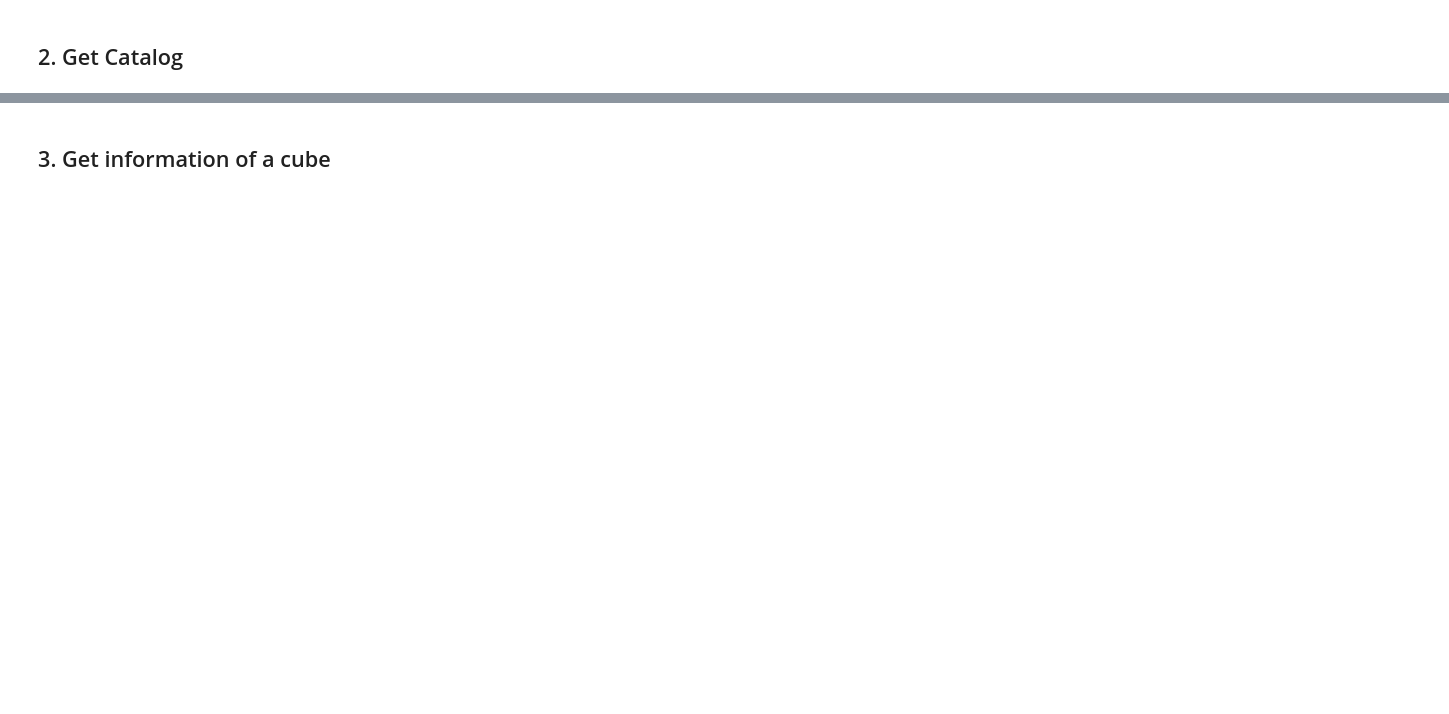
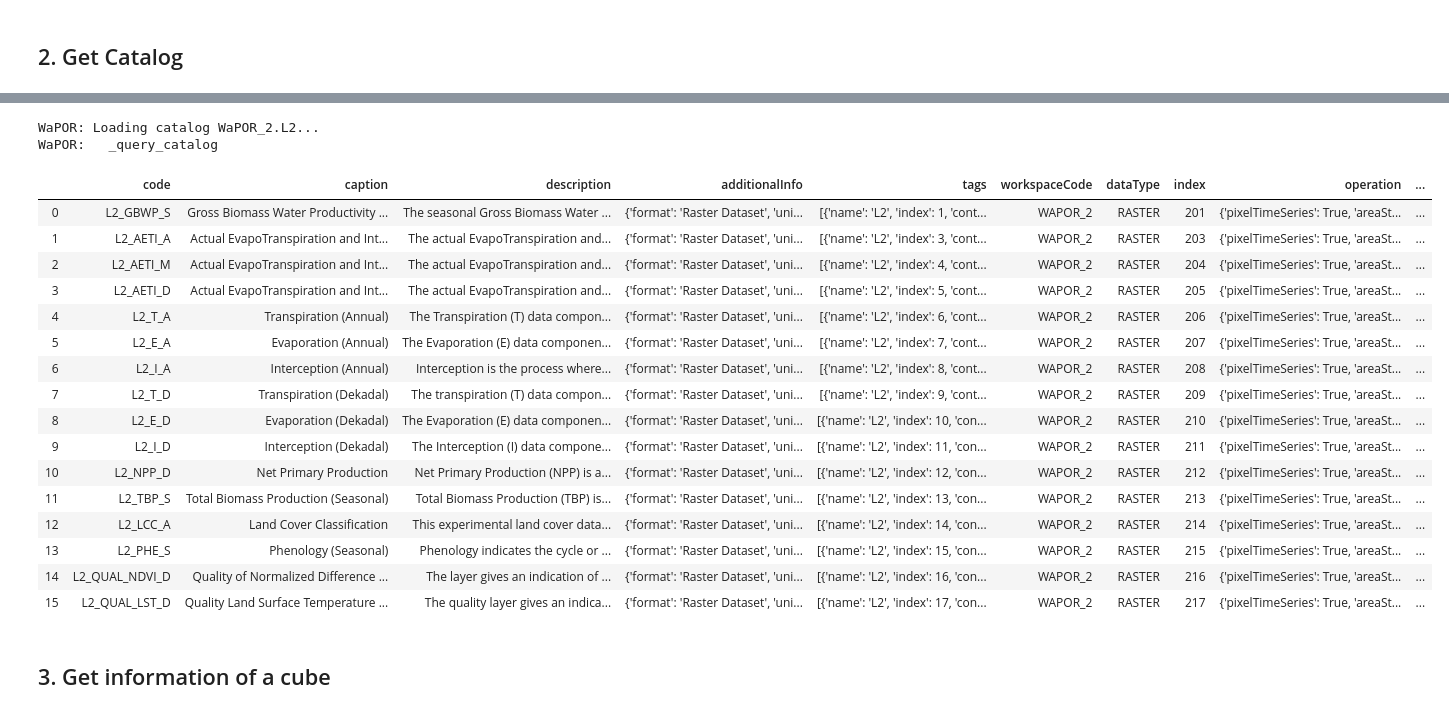
Before and after one commit to IHEProjects/WaPOR, a Jupyter notebook: notebooks/test_wapor.ipynb, the cells around one changed output, grey strips where cells are left out. Drawn from its saved outputs; the diff is of its cells as text; code cells hidden in the pictures; blank space fills up the shorter version.

```diff
--- a/notebooks/test_wapor.ipynb
+++ b/notebooks/test_wapor.ipynb
@@ -99,10 +85,2 @@ https://io.apps.fao.org/gismgr/api/v1/catalog/workspaces/?overview=false&paged=f
 # %% [markdown]
 ## 2. Get Catalog
-# %%
-wapor.API.version = 2
-catalog = wapor.API.getCatalog()
-
-# APIVersion = 1
-# catalog = wapor.API.getCatalog(level=APIVersion, cubeInfo=True)
-
-catalog
@@ -140,3 +87,29 @@ https://io.apps.fao.org/gismgr/api/v1/catalog/workspaces/WAPOR_2/cubes/L2_CTY_QU
+# %%
+version = 2
+level = 2
+catalog = wapor.API.getCatalog(version=version, level=level)
+
+catalog
+# %% [output]
+WaPOR: Loading catalog WaPOR_2.L2...
+WaPOR:   _query_catalog
+|  | code | caption | description | additionalInfo | tags | workspaceCode | dataType | index | operation | ... |
+| 0 | L2_GBWP_S | Gross Biomass Water Productivity ... | The seasonal Gross Biomass Water ... | {'format': 'Raster Dataset', 'uni... | [{'name': 'L2', 'index': 1, 'cont... | WAPOR_2 | RASTER | 201 | {'pixelTimeSeries': True, 'areaSt... | ... |
+| 1 | L2_AETI_A | Actual EvapoTranspiration and Int... | The actual EvapoTranspiration and... | {'format': 'Raster Dataset', 'uni... | [{'name': 'L2', 'index': 3, 'cont... | WAPOR_2 | RASTER | 203 | {'pixelTimeSeries': True, 'areaSt... | ... |
+| 2 | L2_AETI_M | Actual EvapoTranspiration and Int... | The actual EvapoTranspiration and... | {'format': 'Raster Dataset', 'uni... | [{'name': 'L2', 'index': 4, 'cont... | WAPOR_2 | RASTER | 204 | {'pixelTimeSeries': True, 'areaSt... | ... |
+| 3 | L2_AETI_D | Actual EvapoTranspiration and Int... | The actual EvapoTranspiration and... | {'format': 'Raster Dataset', 'uni... | [{'name': 'L2', 'index': 5, 'cont... | WAPOR_2 | RASTER | 205 | {'pixelTimeSeries': True, 'areaSt... | ... |
+| 4 | L2_T_A | Transpiration (Annual) | The Transpiration (T) data compon... | {'format': 'Raster Dataset', 'uni... | [{'name': 'L2', 'index': 6, 'cont... | WAPOR_2 | RASTER | 206 | {'pixelTimeSeries': True, 'areaSt... | ... |
+| 5 | L2_E_A | Evaporation (Annual) | The Evaporation (E) data componen... | {'format': 'Raster Dataset', 'uni... | [{'name': 'L2', 'index': 7, 'cont... | WAPOR_2 | RASTER | 207 | {'pixelTimeSeries': True, 'areaSt... | ... |
+| 6 | L2_I_A | Interception (Annual) | Interception is the process where... | {'format': 'Raster Dataset', 'uni... | [{'name': 'L2', 'index': 8, 'cont... | WAPOR_2 | RASTER | 208 | {'pixelTimeSeries': True, 'areaSt... | ... |
+| 7 | L2_T_D | Transpiration (Dekadal) | The transpiration (T) data compon... | {'format': 'Raster Dataset', 'uni... | [{'name': 'L2', 'index': 9, 'cont... | WAPOR_2 | RASTER | 209 | {'pixelTimeSeries': True, 'areaSt... | ... |
+| 8 | L2_E_D | Evaporation (Dekadal) | The Evaporation (E) data componen... | {'format': 'Raster Dataset', 'uni... | [{'name': 'L2', 'index': 10, 'con... | WAPOR_2 | RASTER | 210 | {'pixelTimeSeries': True, 'areaSt... | ... |
+| 9 | L2_I_D | Interception (Dekadal) | The Interception (I) data compone... | {'format': 'Raster Dataset', 'uni... | [{'name': 'L2', 'index': 11, 'con... | WAPOR_2 | RASTER | 211 | {'pixelTimeSeries': True, 'areaSt... | ... |
+| 10 | L2_NPP_D | Net Primary Production | Net Primary Production (NPP) is a... | {'format': 'Raster Dataset', 'uni... | [{'name': 'L2', 'index': 12, 'con... | WAPOR_2 | RASTER | 212 | {'pixelTimeSeries': True, 'areaSt... | ... |
+| 11 | L2_TBP_S | Total Biomass Production (Seasonal) | Total Biomass Production (TBP) is... | {'format': 'Raster Dataset', 'uni... | [{'name': 'L2', 'index': 13, 'con... | WAPOR_2 | RASTER | 213 | {'pixelTimeSeries': True, 'areaSt... | ... |
+| 12 | L2_LCC_A | Land Cover Classification | This experimental land cover data... | {'format': 'Raster Dataset', 'uni... | [{'name': 'L2', 'index': 14, 'con... | WAPOR_2 | RASTER | 214 | {'pixelTimeSeries': True, 'areaSt... | ... |
+| 13 | L2_PHE_S | Phenology (Seasonal) | Phenology indicates the cycle or ... | {'format': 'Raster Dataset', 'uni... | [{'name': 'L2', 'index': 15, 'con... | WAPOR_2 | RASTER | 215 | {'pixelTimeSeries': True, 'areaSt... | ... |
+| 14 | L2_QUAL_NDVI_D | Quality of Normalized Difference ... | The layer gives an indication of ... | {'format': 'Raster Dataset', 'uni... | [{'name': 'L2', 'index': 16, 'con... | WAPOR_2 | RASTER | 216 | {'pixelTimeSeries': True, 'areaSt... | ... |
+| 15 | L2_QUAL_LST_D | Quality Land Surface Temperature ... | The quality layer gives an indica... | {'format': 'Raster Dataset', 'uni... | [{'name': 'L2', 'index': 17, 'con... | WAPOR_2 | RASTER | 217 | {'pixelTimeSeries': True, 'areaSt... | ... |
 # %% [markdown]
 ## 3. Get information of a cube
 # %%
```
Also changed, not shown: parts of 17 cells of this notebook, 3 other files.
